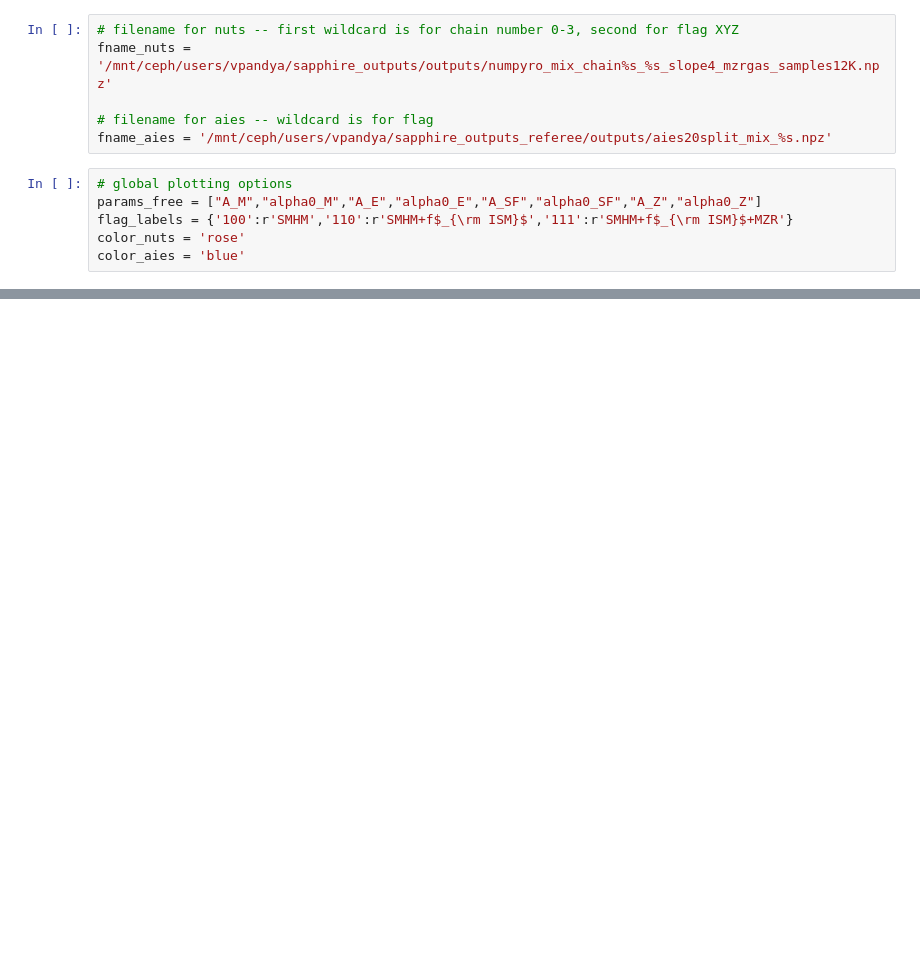
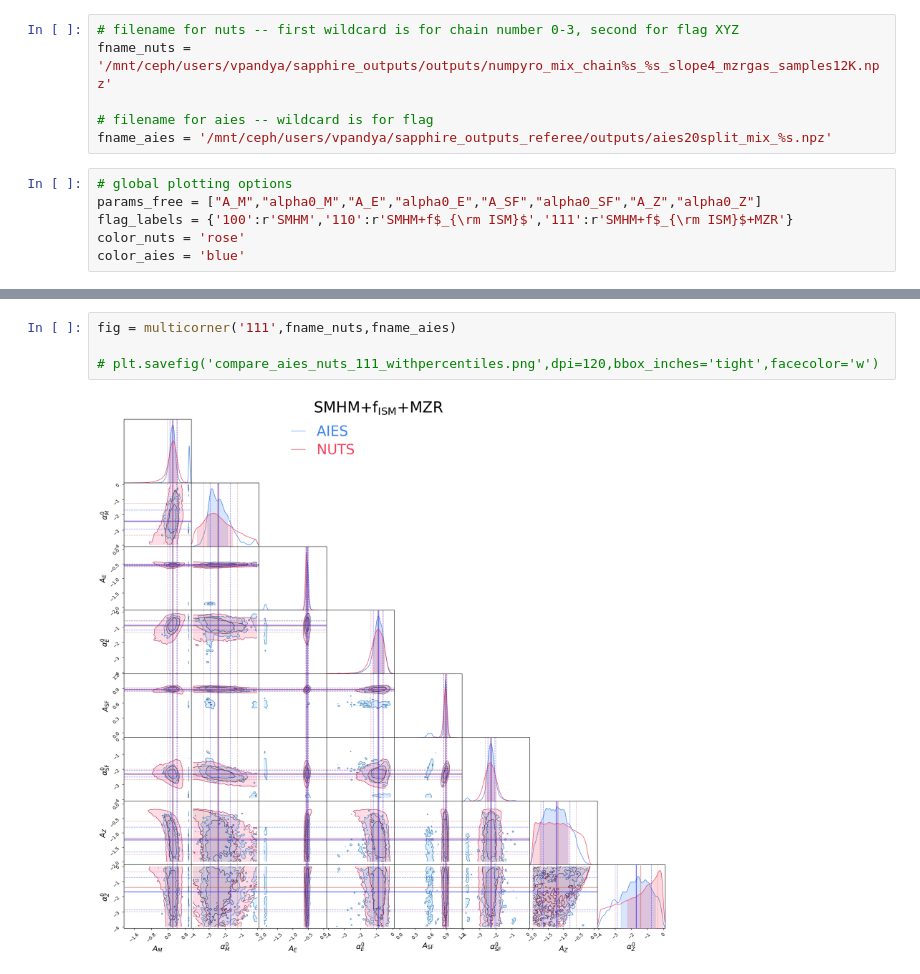
Before and after one commit to virajpandya/sapphire, a Jupyter notebook: demo/pandya26/plotting/compare_aies_nuts.ipynb, the cells around one changed output, grey strips where cells are left out. Drawn from its saved outputs; the diff is of its cells as text; blank space fills up the shorter version.

```diff
--- a/demo/pandya26/plotting/compare_aies_nuts.ipynb
+++ b/demo/pandya26/plotting/compare_aies_nuts.ipynb
@@ -84,0 +143,6 @@ Parameter alpha0_Z in chain NUTS is not constrained
+# %%
+fig = multicorner('111',fname_nuts,fname_aies)
+
+# plt.savefig('compare_aies_nuts_111_withpercentiles.png',dpi=120,bbox_inches='tight',facecolor='w')
+# %% [output]
+[figure, added]
```
Also changed, not shown: parts of 7 cells of this notebook, 5 other files.
